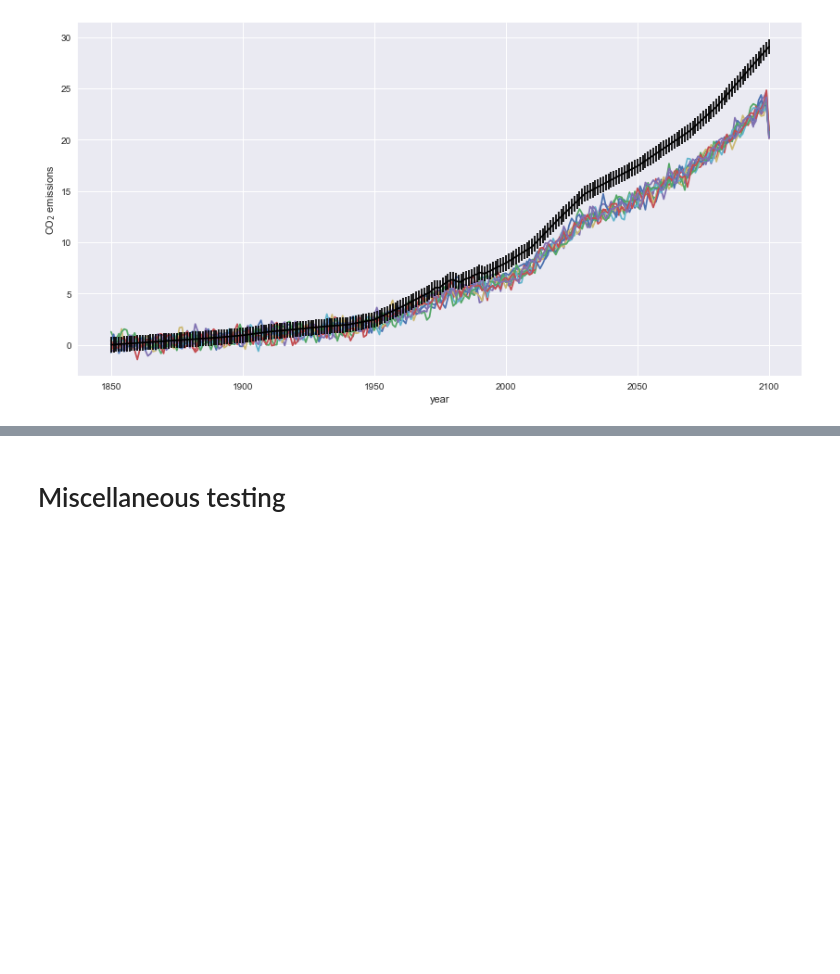
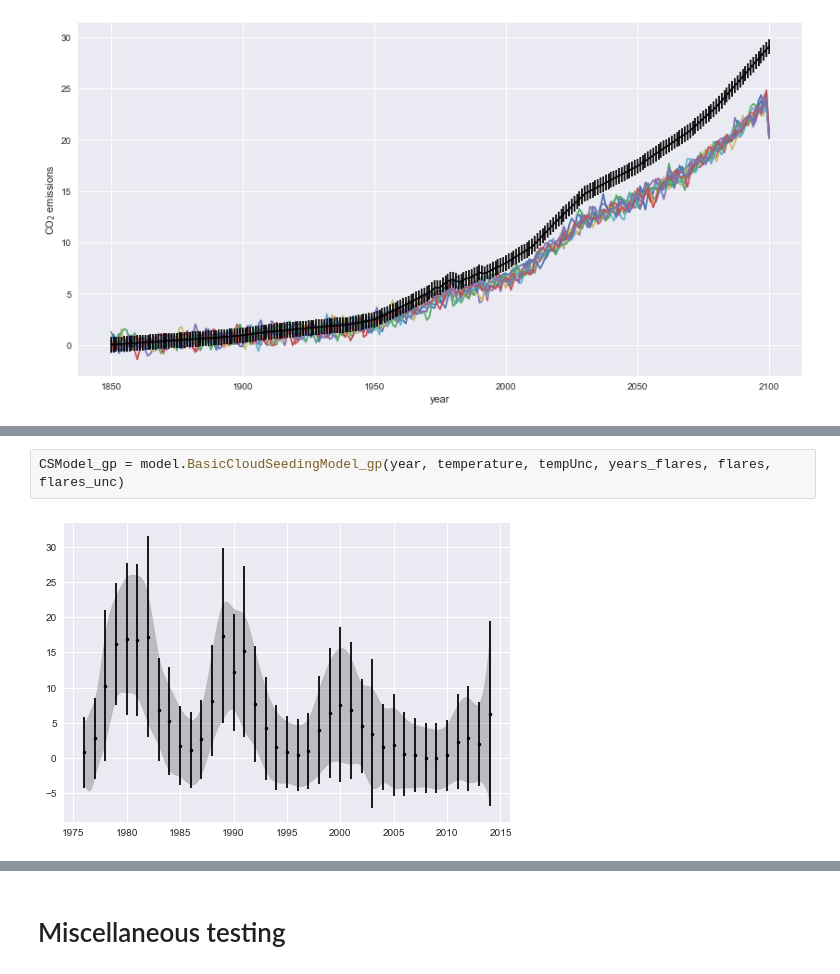
Before and after one commit to mrowan137/Climate, a Jupyter notebook: tutorial.ipynb, the cells around one changed output, grey strips where cells are left out. Saved outputs shown, nothing was run; the diff lists cells and outputs as text; blank space fills up the shorter version.

```diff
--- a/tutorial.ipynb
+++ b/tutorial.ipynb
@@ -316,0 +320,4 @@ Param 4 = 0.799849 + 0.104360 - 0.090939
+# %%
+CSModel_gp = model.BasicCloudSeedingModel_gp(year, temperature, tempUnc, years_flares, flares, flares_unc)
+# %% [output]
+[figure, added]
```
Also changed, not shown: parts of 8 cells of this notebook.
